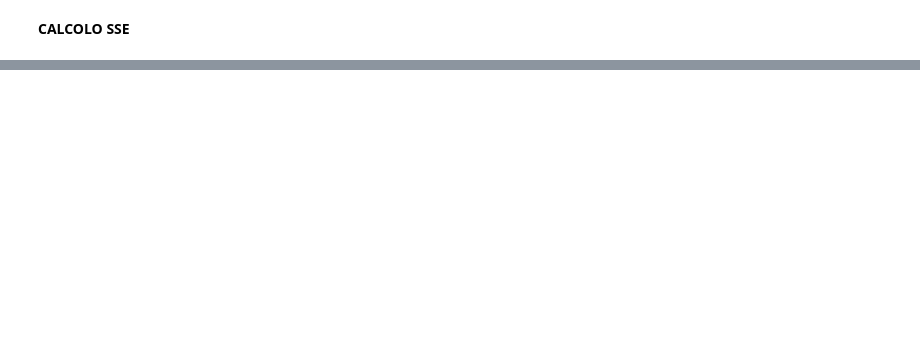
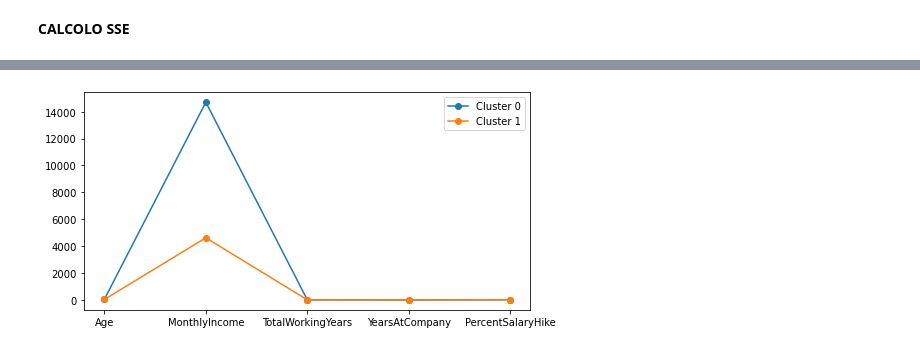
Before and after one commit to marioproia/Progetto_DM1, a Jupyter notebook: Outliers_and_Clustering.ipynb, the cells around one changed output, grey strips where cells are left out. Cells and saved outputs as stored; diff of their text form; code cells hidden in the pictures; blank space fills up the shorter version.

```diff
--- a/Outliers_and_Clustering.ipynb
+++ b/Outliers_and_Clustering.ipynb
@@ -510,0 +538,14 @@ plt.show()
+# %%
+# Visualization of clusters centers by means of parallel coordinates
+
+plt.figure(figsize=(8, 4))
+for i in range(0, len(centers)):
+    plt.plot(centers[i], marker='o', label='Cluster %s' % i)
+
+plt.tick_params(axis='both', which='major', labelsize=10)
+plt.xticks(range(0, len(clustering.columns)), clustering.columns, fontsize=10)
+plt.legend(fontsize=10)
+
+plt.show()
+# %% [output]
+[figure, added]
```
Also changed, not shown: parts of 21 cells of this notebook.
